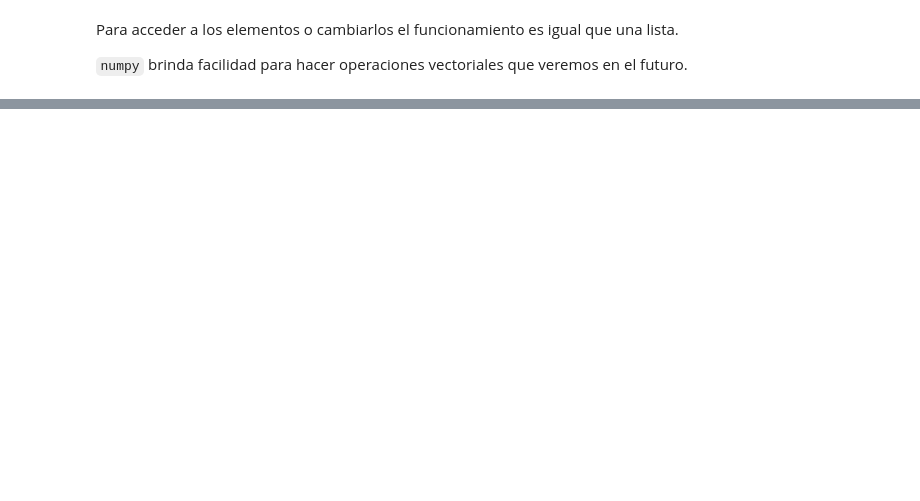
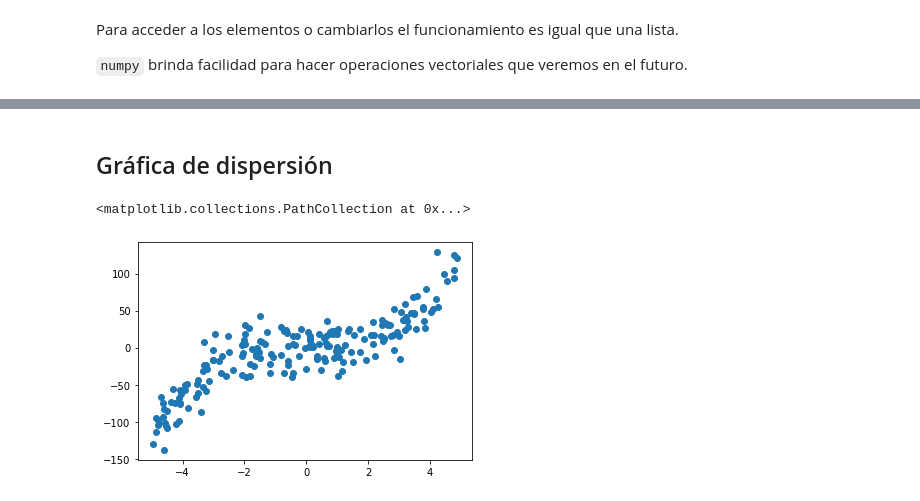
Before and after one commit to fjme95/python-para-la-ciencia-de-datos, a Jupyter notebook: 2_Estadística_básica_e_introducción_a_numpy.ipynb, the cells around one changed output, grey strips where cells are left out. Saved outputs shown, nothing was run; the diff lists cells and outputs as text; code cells hidden in the pictures; blank space fills up the shorter version.

```diff
--- a/2_Estadística_básica_e_introducción_a_numpy.ipynb
+++ b/2_Estadística_básica_e_introducción_a_numpy.ipynb
@@ -153,0 +200,12 @@ Para acceder a los elementos o cambiarlos el funcionamiento es igual que una lis
+# %% [markdown]
+## Gráfica de dispersión
+# %%
+# Generamos 200 números aleatorios de 0 a 1, los escalamos para que lleguen de 0 a 10 y luego los trasladamos para que queden entre -5 y 5
+x = np.random.rand(200) * 10 - 5
+# Hacemos que y igual a x al cubo y agregamos algo de ruido blanco gaussiano
+y = x**3 + np.random.normal(0, 20, 200)
+
+plt.scatter(x, y)
+# %% [output]
+<matplotlib.collections.PathCollection at 0x...>
+[figure, added]
```
Also changed, not shown: parts of 19 cells of this notebook.
